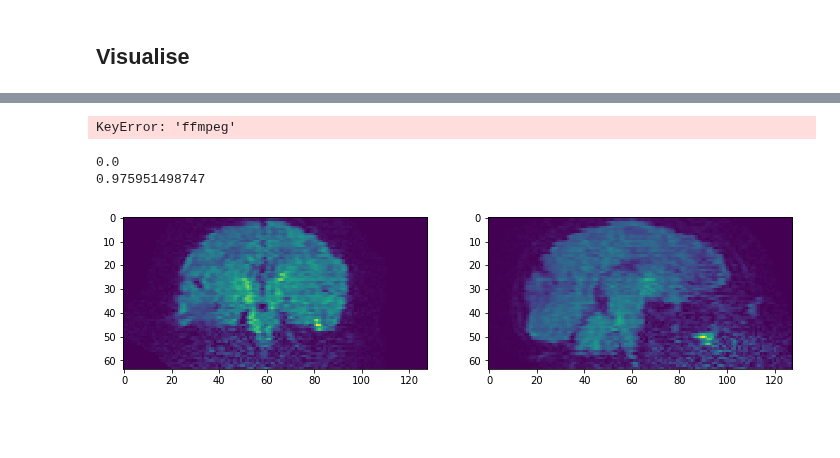
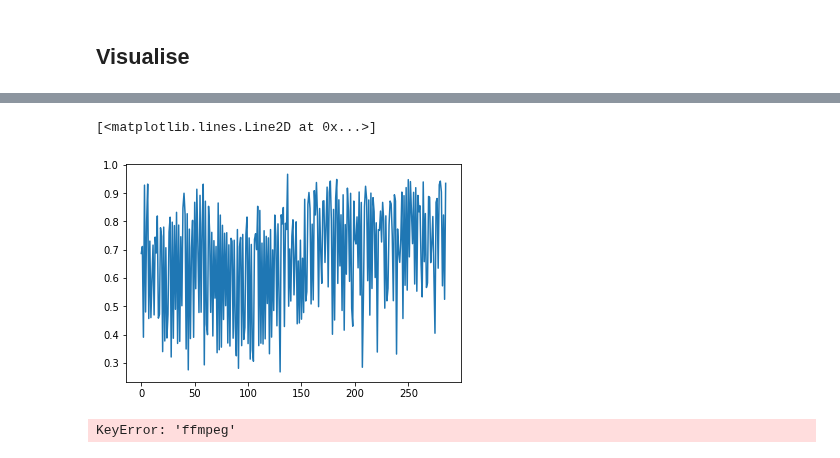
Before and after one commit to marksgraham/deep-qc, a Jupyter notebook: code/test_real.ipynb, the cells around one changed output, grey strips where cells are left out. Drawn from its saved outputs; the diff is of its cells as text; code cells hidden in the pictures; blank space fills up the shorter version.

```diff
--- a/code/test_real.ipynb
+++ b/code/test_real.ipynb
@@ -146,14 +162,14 @@ print(y[index2])
 # %%
 from sklearn.metrics import confusion_matrix, accuracy_score
 from keras import models
-#from sklearn.model_selection import accuracy
-
-#model_coronal =   models.load_model('keras_logs/2017-10-09-15-06-43.epoch29-lossval0.19.hdf5')
 
 #Best sim:
 model_saggital=   models.load_model('keras_logs/2017-10-09-13-45-17.epoch29-lossval0.20.hdf5')
 #Best real:
 #model_saggital=   models.load_model('keras_logs/real2017-10-11-14-38-31.epoch29-lossval0.23.hdf5')
+
+
+model_coronal = model_saggital
 
 validation_generator = ImageDataGenerator(
     featurewise_center=False,
@@ -179,16 +195,16 @@ validation_generator = ImageDataGenerator(
 num_slices = 30
 validation_batch_size = 43
 num_validation_steps = X_test.shape[0]/validation_batch_size
-#model_predictions_coronal = np.zeros((X_test.shape[0],num_slices))
+model_predictions_coronal = np.zeros((X_test.shape[0],num_slices))
 model_predictions_saggital = np.zeros((X_test.shape[0],num_slices))
 y_test_fake = np.ones((X_test.shape[0]))
 
 for i in range(num_slices):
-#     #Coronal
-#     X_test_slice = preprocess_data_coronal(X[:,20:110,:,:],base_slice = 20+2*i)
-#     #Redefine validation generator to reset
-#     validation_data_for_testing = validation_generator.flow(X_test_slice,y_test_fake,batch_size=validation_batch_size,shuffle=False)
-#     model_predictions_coronal[:,i] = model_coronal.predict_generator(validation_data_for_testing,num_validation_steps)[:,1]
+    #Coronal
+    X_test_slice = preprocess_data_coronal(X[:,10:110,:,:],base_slice = 20+2*i)
+    #Redefine validation generator to reset
+    validation_data_for_testing = validation_generator.flow(X_test_slice,y_test_fake,batch_size=validation_batch_size,shuffle=False)
+    model_predictions_coronal[:,i] = model_coronal.predict_generator(validation_data_for_testing,num_validation_steps)[:,1]
 
     #saggital
     X_test_slice = preprocess_data_saggital(X,base_slice = 35+2*i)
@@ -285,3 +299,8 @@ ind_false_pos = [indx for indx,y in enumerate(y_val) if (y_val[indx] == 0) and (
+# %%
+plt.plot(np.mean(predictions_combined[ind_true_neg,:],axis=1))
+# %% [output]
+[<matplotlib.lines.Line2D at 0x...>]
+[figure, added]
 # %%
 #Animated plot of confusion-matrix
 #X, y = fetch_data(os.path.join(root_dir,'data/sims'),8)
@@ -336,18 +355,3 @@ mywriter = animation.FFMpegWriter()
 HTML(anim.to_html5_video())
 # %% [output]
 KeyError: 'ffmpeg'
-# %%
-plt.figure(figsize=(12,12))
-index =7
-slice_=64
-index2 = ind_false_pos[index]
-plt.subplot(1,2,1)
-plt.imshow(np.rot90(X[index2,:,slice_,:]))
-plt.subplot(1,2,2)
-plt.imshow(np.rot90(X[index2,slice_,:,:]))
-print(y[index2])
-print(np.mean(predictions_combined[index2,:]))
-# %% [output]
-0.0
-0.975951498747
-[figure, removed]
```
Also changed, not shown: parts of 7 cells of this notebook.
